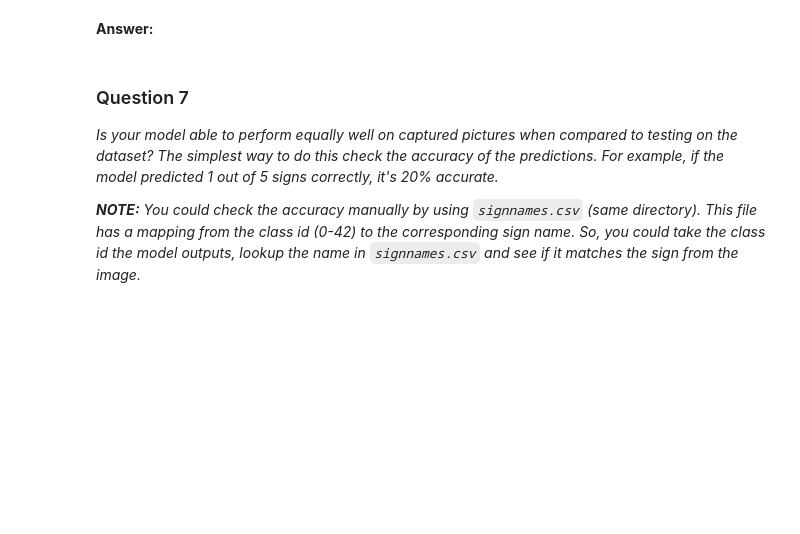
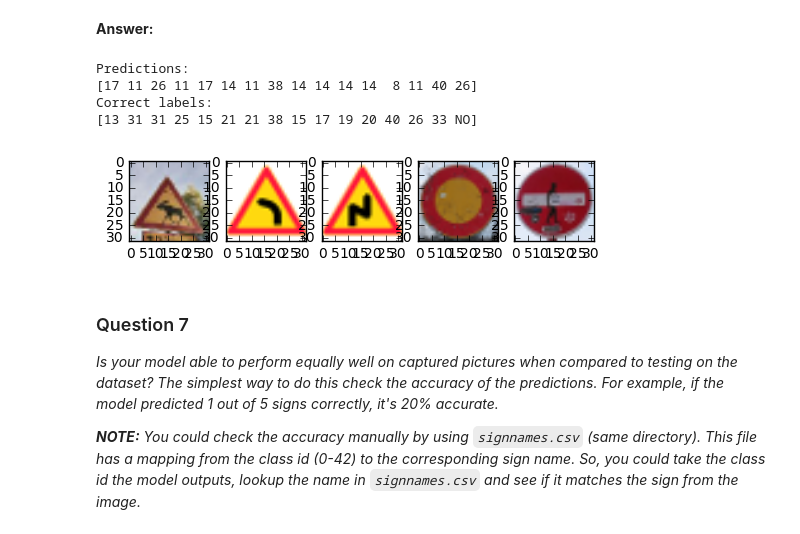
Before and after one commit to romannergachev/CarND-Traffic-Sign-Classifier-Project, a Jupyter notebook: Traffic_Sign_Classifier.ipynb, the cells around one changed output. Drawn from its saved outputs; the diff is of its cells as text; code cells hidden in the pictures; blank space fills up the shorter version.

```diff
--- a/Traffic_Sign_Classifier.ipynb
+++ b/Traffic_Sign_Classifier.ipynb
@@ -271,9 +283,7 @@ _What does your final architecture look like? (Type of model, layers, sizes, con
 ### Feel free to use as many code cells as needed.
 with tf.Session() as sess:
     sess.run(tf.global_variables_initializer())
-    #num_examples = len(X_train)
 
-    print("Training...")
     print(EPOCHS)
     print()
 
@@ -283,20 +293,20 @@ with tf.Session() as sess:
         saver = tf.train.Saver()
 
     for i in range(EPOCHS):
-        X_train, X_validation, y_train, y_validation = generateSplitting(X_train, y_train)
+        X_training, X_validate, y_training, y_validate = generateSplitting(X_train, y_train)
+        print("Training...")
+        print("EPOCH {} ...".format(i + 1))
+        for (X_trn, y_trn) in batches(X_training, y_training, BATCH_SIZE):
+            sess.run(training_operation, feed_dict={x: X_trn, y: y_trn, drop: 0.5})
 
-        for (i, X_batched, y_batched) in batches(X_train, y_train, BATCH_SIZE):
-            sess.run(training_operation, feed_dict={x: X_batched, y: y_batched, drop: 0.5})
+        validation_accuracy = evaluate(X_validate, y_validate)
 
-        validation_accuracy = evaluate(X_validation, y_validation)
-
-        print("EPOCH {} ...".format(i + 1))
         print("Validation Accuracy = {:.10f}".format(validation_accuracy))
         print()
         if (i % 5 == 0 and i > 1):
-            saver.save(sess, 'lenet')
+            saver.save(sess, 'lenet2')
             print('Trained Model Saved Temp.')
 
-    saver.save(sess, 'lenet')
+    saver.save(sess, 'lenet2')
     print("Model saved END")
 # %% [output]
@@ -380,34 +396,39 @@ _Choose five candidate images of traffic signs and provide them in the report. A
 # %%
 ### Run the predictions here.
 ### Feel free to use as many code cells as needed.
 
 fig = plt.figure()
-a=fig.add_subplot(1,5,1)
-a.imshow(my_images[0,:,:,:])
-b=fig.add_subplot(1,5,2)
-b.imshow(my_images[3,:,:,:])
-c=fig.add_subplot(1,5,3)
-c.imshow(my_images[13,:,:,:])
-d=fig.add_subplot(1,5,4)
-d.imshow(my_images[14,:,:,:])
-e=fig.add_subplot(1,5,5)
-e.imshow(my_images[8,:,:,:])
+sp.axes.get_xaxis().set_visible(False)
+sp.axes.get_yaxis().set_visible(False)
+image1=fig.add_subplot(1,5,1)
+image1.imshow(XX[1,:,:,:])
+image2=fig.add_subplot(1,5,2)
+image2.imshow(XX[10,:,:,:])
+image3=fig.add_subplot(1,5,3)
+image3.imshow(XX[5,:,:,:])
+image4=fig.add_subplot(1,5,4)
+image4.imshow(XX[8,:,:,:])
+image5=fig.add_subplot(1,5,5)
+image5.imshow(XX[9,:,:,:])
 fig.show()
 
-import tensorflow as tf
-loader = tf.train.Saver()
 
 with tf.Session() as sess:
     loader = tf.train.import_meta_graph('lenet.meta')
     loader.restore(sess, tf.train.latest_checkpoint('./'))
-
-    softmax, softmaxce, logits, predictions = sess.run([softmax, softmax_cross_entropy, y_conv, prediction], feed_dict={x: conv_my_images,y_: conv_my_labels, drop: 1.0})
-
+    predictions = sess.run(prediction, feed_dict={x: XXX, y: yyy, drop: 1.0})
+    sftmax = sess.run(tf.nn.softmax(logits), feed_dict={x: XXX, y: yyy, drop: 1.0})
 
 print ('Predictions:')
 print (predictions)
-print ('[17 38 NA NA 38 NA NA 13 33 NA NA 13 33 12 36 NA 35 NA 35 13]')
 print ('Correct labels:')
+print ('[13 31 31 25 15 21 21 38 15 17 19 20 40 26 33 NO]')
+# %% [output]
+Predictions:
+[17 11 26 11 17 14 11 38 14 14 14 14  8 11 40 26]
+Correct labels:
+[13 31 31 25 15 21 21 38 15 17 19 20 40 26 33 NO]
+[figure, added]
 # %% [markdown]
 ### Question 7
 
```
Also changed, not shown: parts of 8 cells of this notebook.
